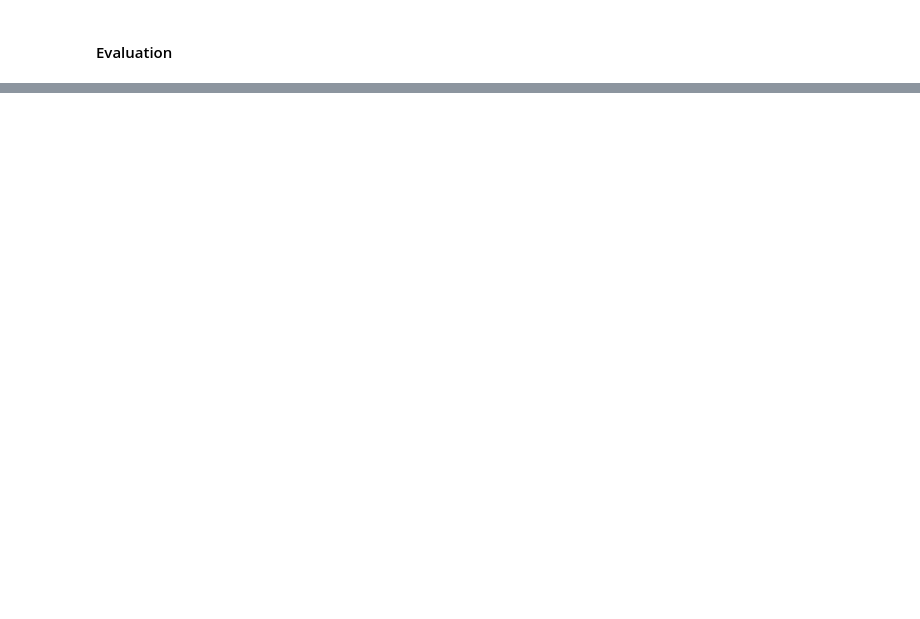
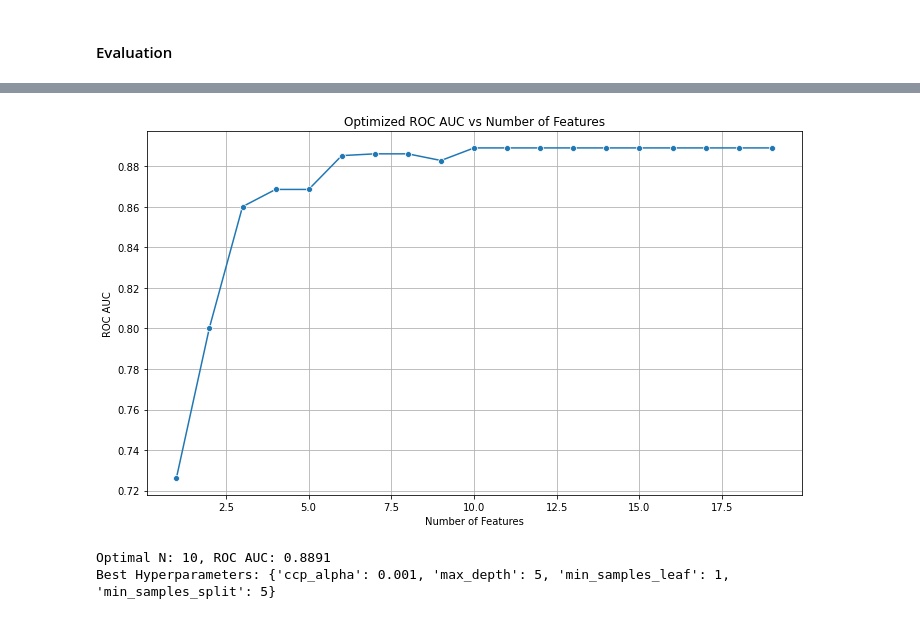
Before and after one commit to CWanderi/P3-Project, a Jupyter notebook: SyriaTel_Customer_Churn_Analysis.ipynb, the cells around one changed output, grey strips where cells are left out. Drawn from its saved outputs; the diff is of its cells as text; code cells hidden in the pictures; blank space fills up the shorter version.

Commit message:
Added hyperparameter tuning

```diff
--- a/SyriaTel_Customer_Churn_Analysis.ipynb
+++ b/SyriaTel_Customer_Churn_Analysis.ipynb
@@ -512,0 +426,3 @@ Decision trees with smote have better accuracy than use of logistic regression
+# %%
+# evaluate model
+evaluation_model_with_train_test(tree_top, X_train_top, y_train, X_test_top, y_test, f"Decision Tree (Top {N} Features)")
@@ -512,0 +458,49 @@ Decision trees with smote have better accuracy than use of logistic regression
+# %%
+results = []
+
+for N in range(1, len(feature_names) + 1):
+    top_n_features = importance_df['Feature'].head(N).tolist()
+    indices = [X.columns.get_loc(f) for f in top_n_features]
+
+    X_train_n = X_train_scaled[:, indices]
+    X_test_n = X_test_scaled[:, indices]
+
+    # hyperparameter tuning
+    grid = GridSearchCV(
+        DecisionTreeClassifier(random_state=42),
+        param_grid,
+        scoring='roc_auc',
+        cv=3,
+        n_jobs=-1
+    )
+    grid.fit(X_train_n, y_train)
+
+    # evaluate best model
+    best_model = grid.best_estimator_
+    y_proba = best_model.predict_proba(X_test_n)[:, 1]
+    roc_auc = roc_auc_score(y_test, y_proba)
+
+    results.append((N, roc_auc, grid.best_params_))
+# %%
+# convert to dataframe
+results_df = pd.DataFrame(results, columns=["N_features", "ROC_AUC", "Best_Params"])
+# %%
+# plot
+plt.figure(figsize=(10, 6))
+sns.lineplot(data=results_df, x="N_features", y="ROC_AUC", marker="o")
+plt.title("Optimized ROC AUC vs Number of Features")
+plt.xlabel("Number of Features")
+plt.ylabel("ROC AUC")
+plt.grid()
+plt.tight_layout()
+plt.show()
+# %% [output]
+[figure, added]
+# %%
+# best N
+best_row = results_df.loc[results_df["ROC_AUC"].idxmax()]
+print(f"Optimal N: {best_row['N_features']}, ROC AUC: {best_row['ROC_AUC']:.4f}")
+print(f"Best Hyperparameters: {best_row['Best_Params']}")
+# %% [output]
+Optimal N: 10, ROC AUC: 0.8891
+Best Hyperparameters: {'ccp_alpha': 0.001, 'max_depth': 5, 'min_samples_leaf': 1, 'min_samples_split': 5}
```
Also changed, not shown: parts of 37 cells of this notebook.
